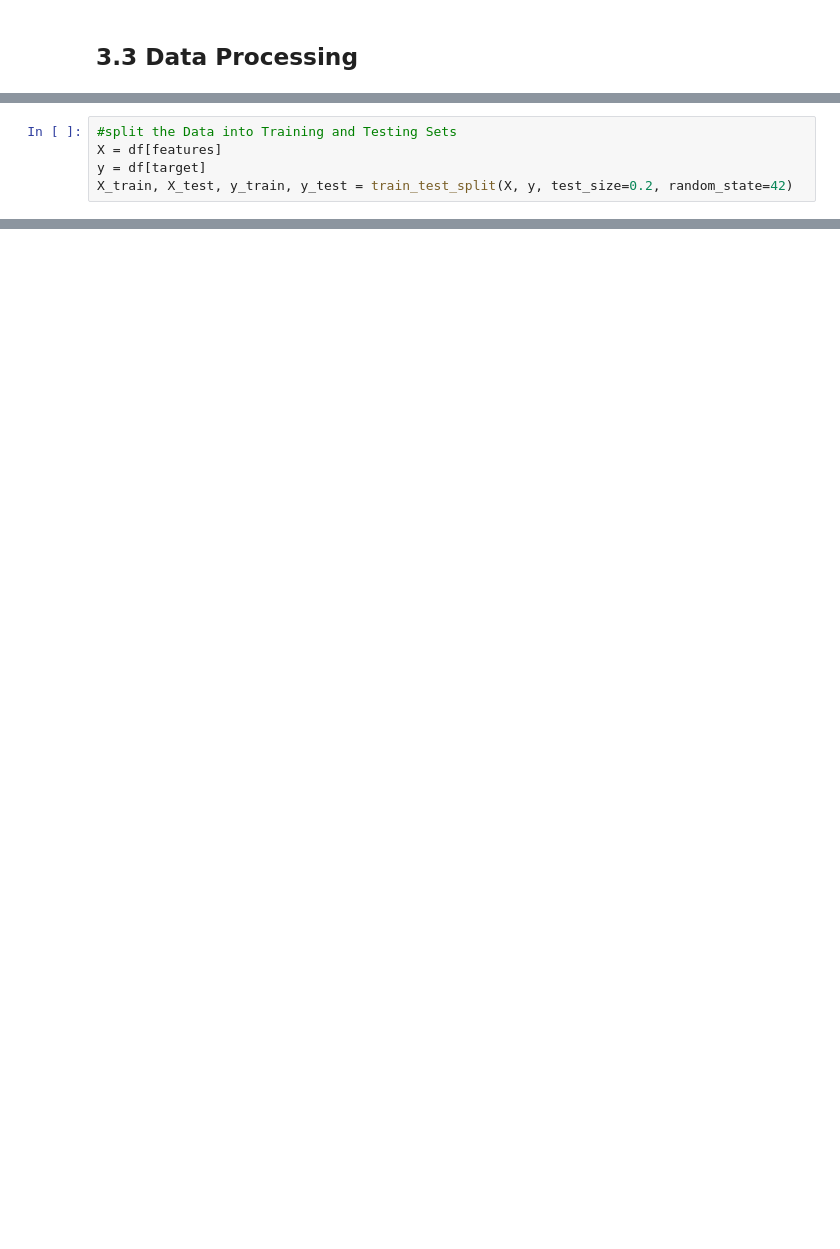
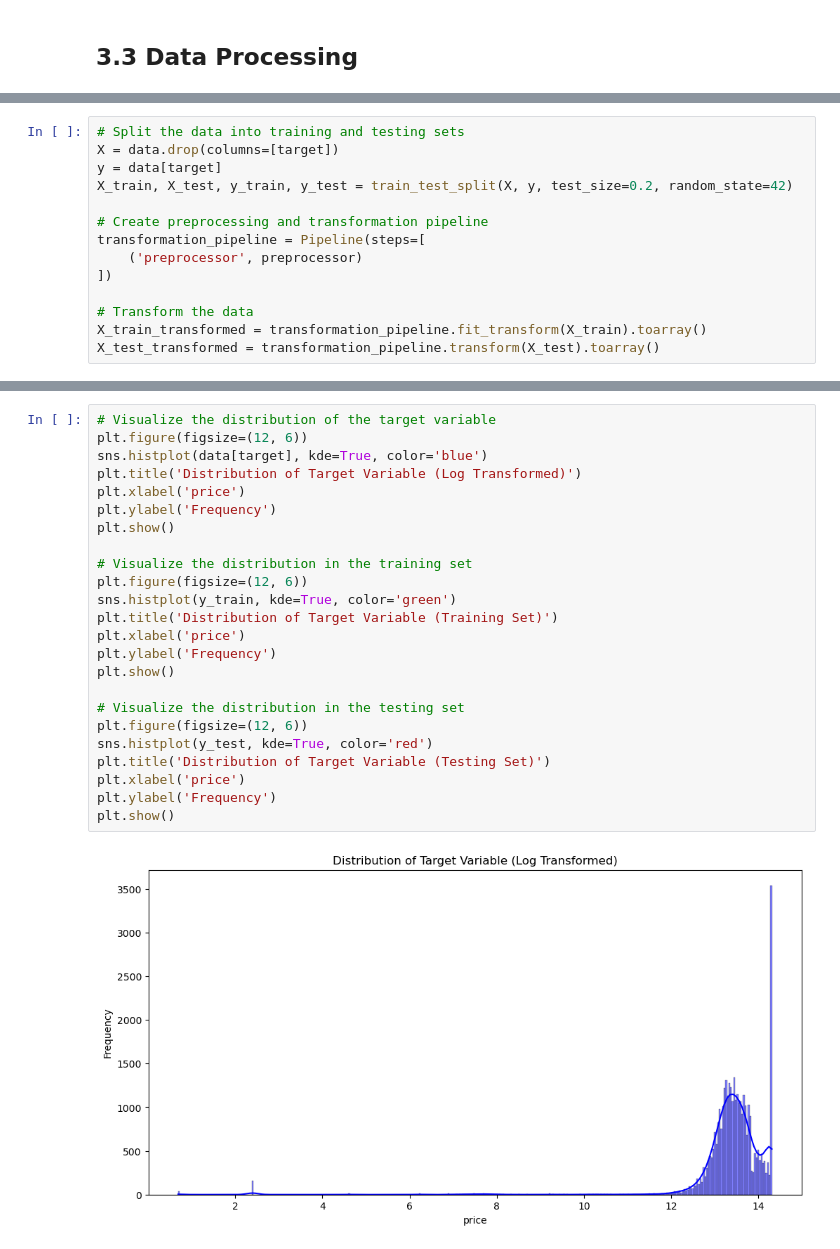
Before and after one commit to Hdubbs81/RealEstate-Insight-Capstone, a Jupyter notebook: 3. RealEstate_Insight_Pre-Processing.ipynb, the cells around one changed output, grey strips where cells are left out. Saved outputs shown, nothing was run; the diff lists cells and outputs as text; blank space fills up the shorter version.

```diff
--- a/3. RealEstate_Insight_Pre-Processing.ipynb
+++ b/3. RealEstate_Insight_Pre-Processing.ipynb
@@ -47,5 +60,14 @@ features = df.columns[df.columns != target]
 # %%
-#split the Data into Training and Testing Sets
-X = df[features]
-y = df[target]
+# Split the data into training and testing sets
+X = data.drop(columns=[target])
+y = data[target]
 X_train, X_test, y_train, y_test = train_test_split(X, y, test_size=0.2, random_state=42)
+
+# Create preprocessing and transformation pipeline
+transformation_pipeline = Pipeline(steps=[
+    ('preprocessor', preprocessor)
+])
+
+# Transform the data
+X_train_transformed = transformation_pipeline.fit_transform(X_train).toarray()
+X_test_transformed = transformation_pipeline.transform(X_test).toarray()
@@ -96,0 +82,26 @@ Pre-processing Complete. Split datasets saved to CSV files.
+# %%
+# Visualize the distribution of the target variable
+plt.figure(figsize=(12, 6))
+sns.histplot(data[target], kde=True, color='blue')
+plt.title('Distribution of Target Variable (Log Transformed)')
+plt.xlabel('price')
+plt.ylabel('Frequency')
+plt.show()
+
+# Visualize the distribution in the training set
+plt.figure(figsize=(12, 6))
+sns.histplot(y_train, kde=True, color='green')
+plt.title('Distribution of Target Variable (Training Set)')
+plt.xlabel('price')
+plt.ylabel('Frequency')
+plt.show()
+
+# Visualize the distribution in the testing set
+plt.figure(figsize=(12, 6))
+sns.histplot(y_test, kde=True, color='red')
+plt.title('Distribution of Target Variable (Testing Set)')
+plt.xlabel('price')
+plt.ylabel('Frequency')
+plt.show()
+# %% [output]
+[figure, added]
```
Also changed, not shown: parts of 11 cells of this notebook.
